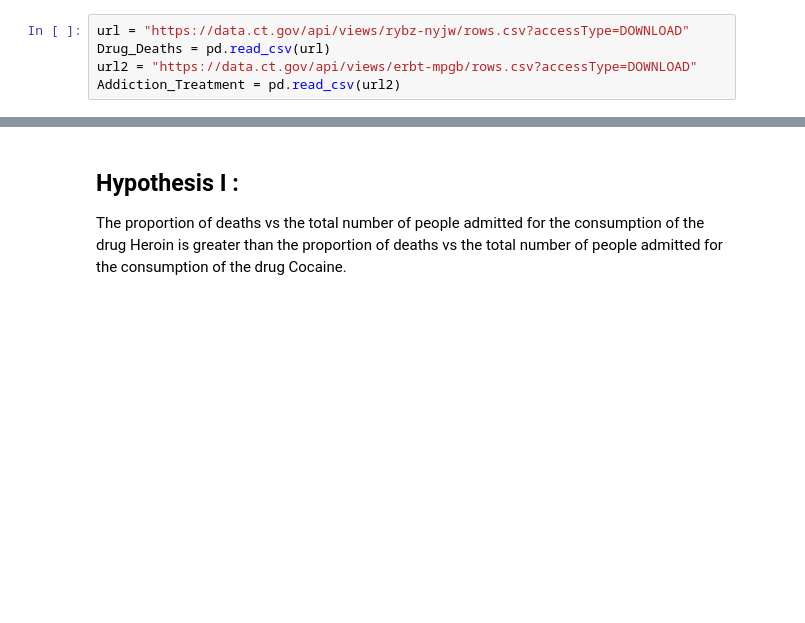
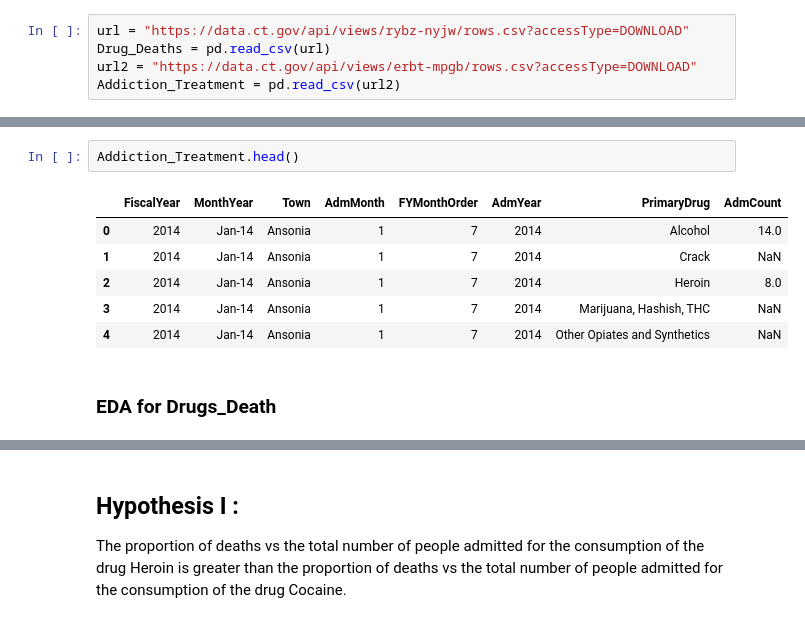
Before and after one commit to gayatri-kvr7/2021_Spring_finals, a Jupyter notebook: Final Project.ipynb, the cells around one changed output, grey strips where cells are left out. Saved outputs shown, nothing was run; the diff lists cells and outputs as text; blank space fills up the shorter version.

```diff
--- a/Final Project.ipynb
+++ b/Final Project.ipynb
@@ -10,0 +24,11 @@ Addiction_Treatment = pd.read_csv(url2)
+# %%
+Addiction_Treatment.head()
+# %% [output]
+|  | FiscalYear | MonthYear | Town | AdmMonth | FYMonthOrder | AdmYear | PrimaryDrug | AdmCount |
+| 0 | 2014 | Jan-14 | Ansonia | 1 | 7 | 2014 | Alcohol | 14.0 |
+| 1 | 2014 | Jan-14 | Ansonia | 1 | 7 | 2014 | Crack | NaN |
+| 2 | 2014 | Jan-14 | Ansonia | 1 | 7 | 2014 | Heroin | 8.0 |
+| 3 | 2014 | Jan-14 | Ansonia | 1 | 7 | 2014 | Marijuana, Hashish, THC | NaN |
+| 4 | 2014 | Jan-14 | Ansonia | 1 | 7 | 2014 | Other Opiates and Synthetics | NaN |
+# %% [markdown]
+### EDA for Drugs_Death
```
Also changed, not shown: parts of 8 cells of this notebook.
